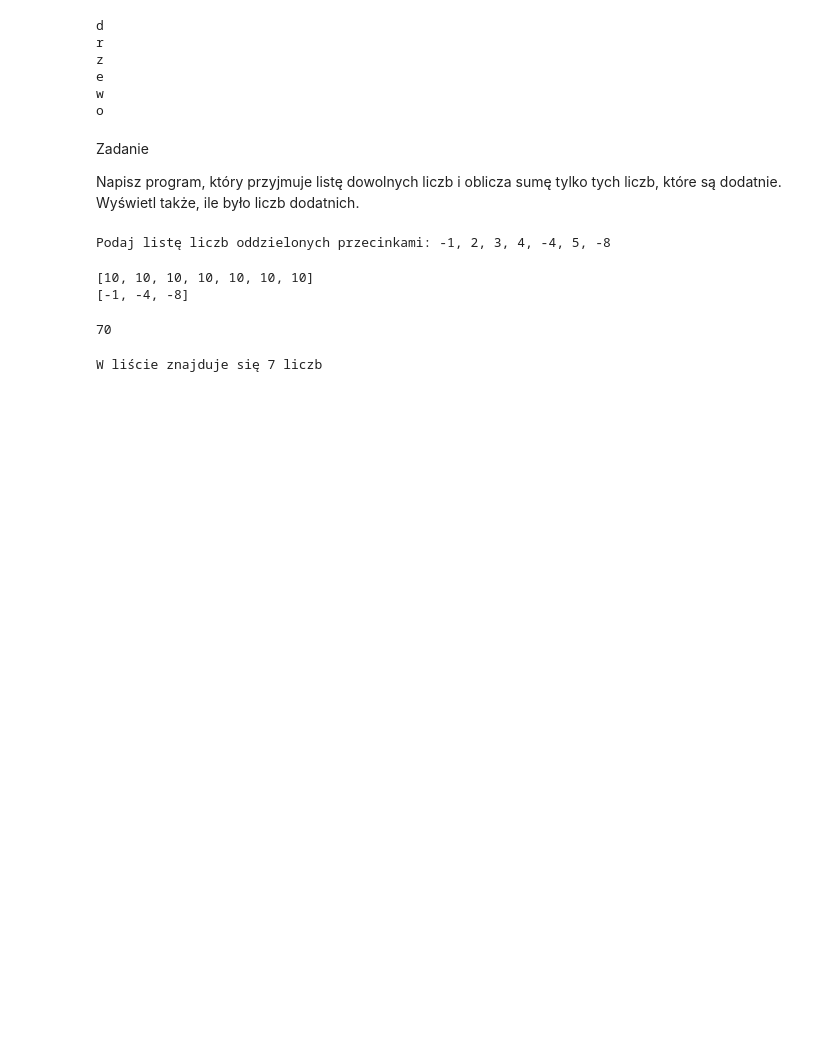
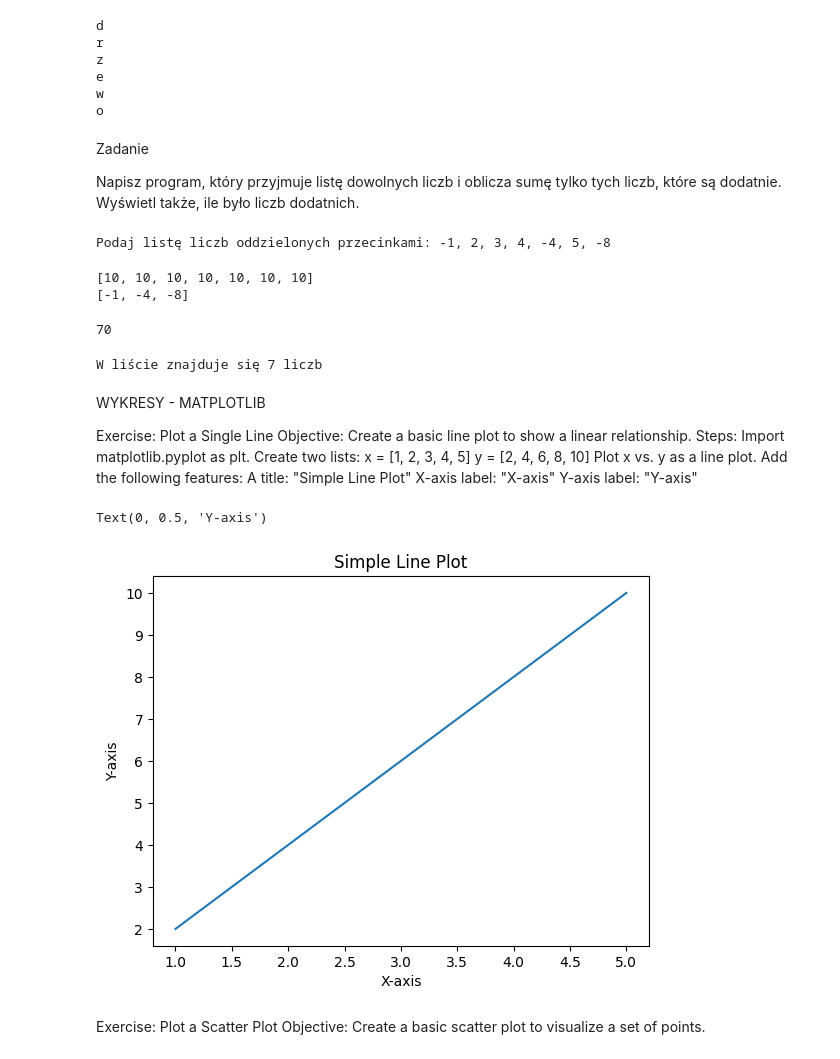
Before and after one commit to piaseckazaneta/CV, a Jupyter notebook: Untitled17.ipynb, the cells around one changed output. Drawn from its saved outputs; the diff is of its cells as text; code cells hidden in the pictures; blank space fills up the shorter version.

```diff
--- a/Untitled17.ipynb
+++ b/Untitled17.ipynb
@@ -220,3 +220,18 @@ liczba_dodatnich = len(dodatnie)
 print(f"W liście znajduje się {liczba_dodatnich} liczb")
 # %% [output]
 W liście znajduje się 7 liczb
+# %% [markdown]
+WYKRESY - MATPLOTLIB
+
+Exercise: Plot a Single Line
+Objective: Create a basic line plot to show a linear relationship.
+Steps:
+Import matplotlib.pyplot as plt.
+Create two lists:
+x = [1, 2, 3, 4, 5]
+y = [2, 4, 6, 8, 10]
+Plot x vs. y as a line plot.
+Add the following features:
+A title: "Simple Line Plot"
+X-axis label: "X-axis"
+Y-axis label: "Y-axis"
@@ -222,0 +240,14 @@ W liście znajduje się 7 liczb
+# %%
+x = [1, 2, 3, 4, 5]
+y = [2, 4, 6, 8, 10]
+# %%
+plt.plot(x, y)
+plt.title("Simple Line Plot")
+plt.xlabel("X-axis")
+plt.ylabel("Y-axis")
+# %% [output]
+Text(0, 0.5, 'Y-axis')
+[figure, added]
+# %% [markdown]
+Exercise: Plot a Scatter Plot
+Objective: Create a basic scatter plot to visualize a set of points.
```
Also changed, not shown: parts of 11 cells of this notebook.
